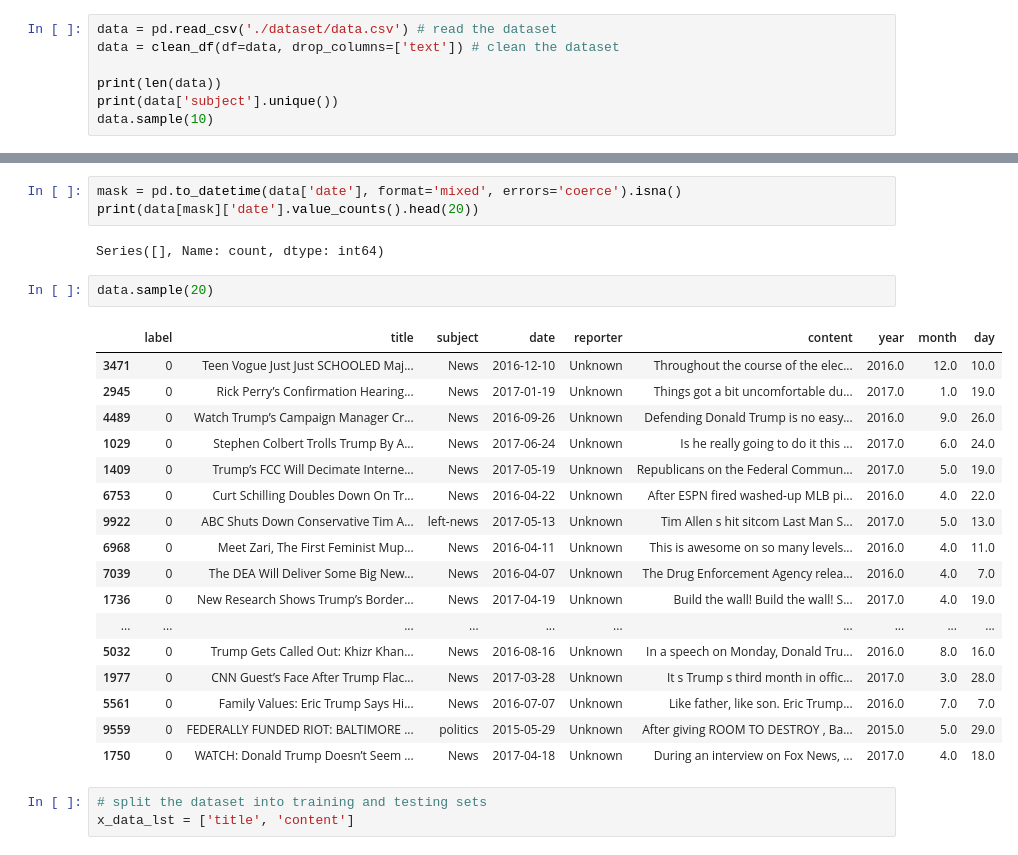
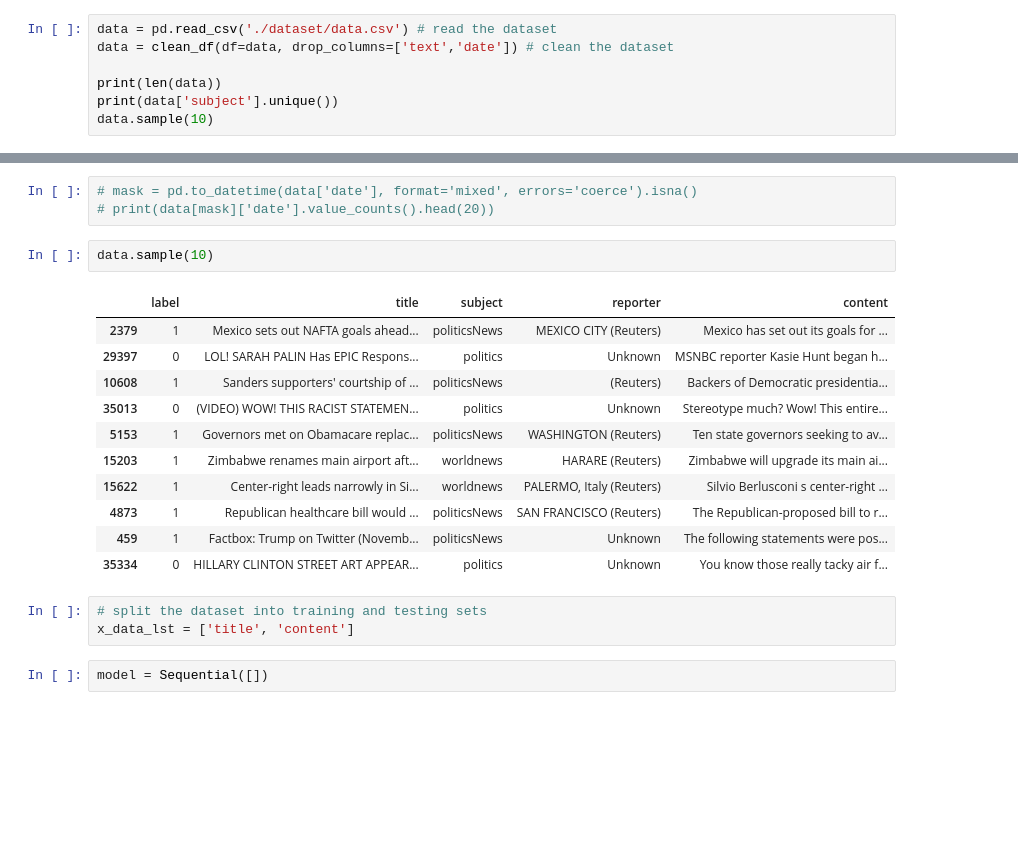
Before and after one commit to plip1e/NLP-first-project, a Jupyter notebook: main.ipynb, the cells around one changed output, grey strips where cells are left out. Saved outputs shown, nothing was run; the diff lists cells and outputs as text; blank space fills up the shorter version.

Commit message:
gave up, for now, on keeping dates

```diff
--- a/main.ipynb
+++ b/main.ipynb
@@ -21,6 +14,6 @@ I0000 00:00:1774388822.356129    8003 cudart_stub.cc:31] Could not find cuda dri
 # %%
 data = pd.read_csv('./dataset/data.csv') # read the dataset
-data = clean_df(df=data, drop_columns=['text']) # clean the dataset
+data = clean_df(df=data, drop_columns=['text','date']) # clean the dataset
 
 print(len(data))
 print(data['subject'].unique())
@@ -53,28 +37,22 @@ Length: 4, dtype: str
 # %%
-mask = pd.to_datetime(data['date'], format='mixed', errors='coerce').isna()
-print(data[mask]['date'].value_counts().head(20))
+# mask = pd.to_datetime(data['date'], format='mixed', errors='coerce').isna()
+# print(data[mask]['date'].value_counts().head(20))
-# %% [output]
-Series([], Name: count, dtype: int64)
 # %%
-data.sample(20)
+data.sample(10)
 # %% [output]
-|  | label | title | subject | date | reporter | content | year | month | day |
-| 3471 | 0 | Teen Vogue Just Just SCHOOLED Maj... | News | 2016-12-10 | Unknown | Throughout the course of the elec... | 2016.0 | 12.0 | 10.0 |
-| 2945 | 0 | Rick Perry’s Confirmation Hearing... | News | 2017-01-19 | Unknown | Things got a bit uncomfortable du... | 2017.0 | 1.0 | 19.0 |
-| 4489 | 0 | Watch Trump’s Campaign Manager Cr... | News | 2016-09-26 | Unknown | Defending Donald Trump is no easy... | 2016.0 | 9.0 | 26.0 |
-| 1029 | 0 | Stephen Colbert Trolls Trump By A... | News | 2017-06-24 | Unknown | Is he really going to do it this ... | 2017.0 | 6.0 | 24.0 |
-| 1409 | 0 | Trump’s FCC Will Decimate Interne... | News | 2017-05-19 | Unknown | Republicans on the Federal Commun... | 2017.0 | 5.0 | 19.0 |
-| 6753 | 0 | Curt Schilling Doubles Down On Tr... | News | 2016-04-22 | Unknown | After ESPN fired washed-up MLB pi... | 2016.0 | 4.0 | 22.0 |
-| 9922 | 0 | ABC Shuts Down Conservative Tim A... | left-news | 2017-05-13 | Unknown | Tim Allen s hit sitcom Last Man S... | 2017.0 | 5.0 | 13.0 |
-| 6968 | 0 | Meet Zari, The First Feminist Mup... | News | 2016-04-11 | Unknown | This is awesome on so many levels... | 2016.0 | 4.0 | 11.0 |
-| 7039 | 0 | The DEA Will Deliver Some Big New... | News | 2016-04-07 | Unknown | The Drug Enforcement Agency relea... | 2016.0 | 4.0 | 7.0 |
-| 1736 | 0 | New Research Shows Trump’s Border... | News | 2017-04-19 | Unknown | Build the wall! Build the wall! S... | 2017.0 | 4.0 | 19.0 |
-| ... | ... | ... | ... | ... | ... | ... | ... | ... | ... |
-| 5032 | 0 | Trump Gets Called Out: Khizr Khan... | News | 2016-08-16 | Unknown | In a speech on Monday, Donald Tru... | 2016.0 | 8.0 | 16.0 |
-| 1977 | 0 | CNN Guest’s Face After Trump Flac... | News | 2017-03-28 | Unknown | It s Trump s third month in offic... | 2017.0 | 3.0 | 28.0 |
-| 5561 | 0 | Family Values: Eric Trump Says Hi... | News | 2016-07-07 | Unknown | Like father, like son. Eric Trump... | 2016.0 | 7.0 | 7.0 |
-| 9559 | 0 | FEDERALLY FUNDED RIOT: BALTIMORE ... | politics | 2015-05-29 | Unknown | After giving ROOM TO DESTROY , Ba... | 2015.0 | 5.0 | 29.0 |
-| 1750 | 0 | WATCH: Donald Trump Doesn’t Seem ... | News | 2017-04-18 | Unknown | During an interview on Fox News, ... | 2017.0 | 4.0 | 18.0 |
+|  | label | title | subject | reporter | content |
+| 2379 | 1 | Mexico sets out NAFTA goals ahead... | politicsNews | MEXICO CITY (Reuters) | Mexico has set out its goals for ... |
+| 29397 | 0 | LOL! SARAH PALIN Has EPIC Respons... | politics | Unknown | MSNBC reporter Kasie Hunt began h... |
+| 10608 | 1 | Sanders supporters' courtship of ... | politicsNews | (Reuters) | Backers of Democratic presidentia... |
+| 35013 | 0 | (VIDEO) WOW! THIS RACIST STATEMEN... | politics | Unknown | Stereotype much? Wow! This entire... |
+| 5153 | 1 | Governors met on Obamacare replac... | politicsNews | WASHINGTON (Reuters) | Ten state governors seeking to av... |
+| 15203 | 1 | Zimbabwe renames main airport aft... | worldnews | HARARE (Reuters) | Zimbabwe will upgrade its main ai... |
+| 15622 | 1 | Center-right leads narrowly in Si... | worldnews | PALERMO, Italy (Reuters) | Silvio Berlusconi s center-right ... |
+| 4873 | 1 | Republican healthcare bill would ... | politicsNews | SAN FRANCISCO (Reuters) | The Republican-proposed bill to r... |
+| 459 | 1 | Factbox: Trump on Twitter (Novemb... | politicsNews | Unknown | The following statements were pos... |
+| 35334 | 0 | HILLARY CLINTON STREET ART APPEAR... | politics | Unknown | You know those really tacky air f... |
 # %%
 # split the dataset into training and testing sets
 x_data_lst = ['title', 'content']
+# %%
+model = Sequential([])
```
Also changed, not shown: parts of 2 cells of this notebook, 1 other file.
